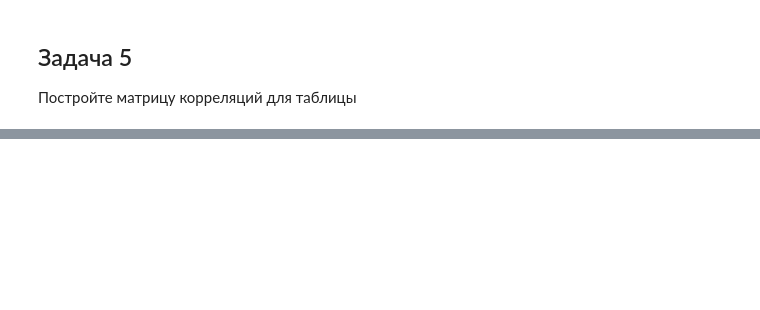
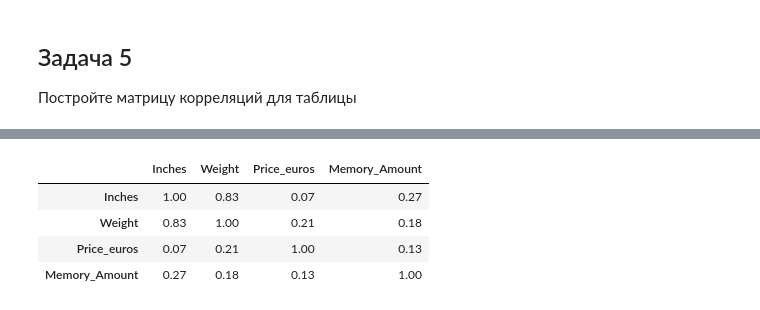
Before and after one commit to ElenaPhoenix/Python_for_analysts.Seminars_and_homework, a Jupyter notebook: Seminar_4/Task_5.ipynb, the cells around one changed output, grey strips where cells are left out. Saved outputs shown, nothing was run; the diff lists cells and outputs as text; code cells hidden in the pictures; blank space fills up the shorter version.

```diff
--- a/Seminar_4/Task_5.ipynb
+++ b/Seminar_4/Task_5.ipynb
@@ -18,0 +27,11 @@ df.head()
+# %%
+d = df.corr(numeric_only=True) # Корреляция - взаимосвязь между 2 величинами
+d = np.round(d,2) # округляем значения до 2 знаков после запятой
+d = np.abs(d) # сделали значения абсолютными величинами (неотрицательными)
+d
+# %% [output]
+|  | Inches | Weight | Price_euros | Memory_Amount |
+| Inches | 1.00 | 0.83 | 0.07 | 0.27 |
+| Weight | 0.83 | 1.00 | 0.21 | 0.18 |
+| Price_euros | 0.07 | 0.21 | 1.00 | 0.13 |
+| Memory_Amount | 0.27 | 0.18 | 0.13 | 1.00 |
```
Also changed, not shown: parts of 2 cells of this notebook, 2 other files.
